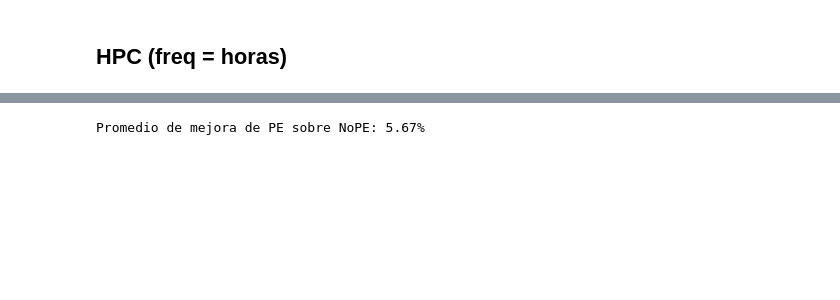
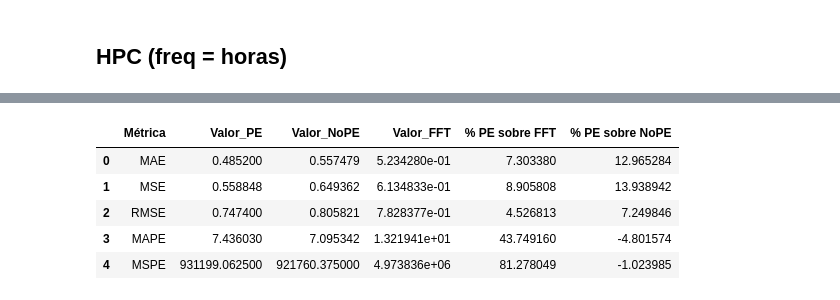
Before and after one commit to hexecoded/TFM, a Jupyter notebook: Experimentos/EstudioResultados.ipynb, the cells around one changed output, grey strips where cells are left out. Saved outputs shown, nothing was run; the diff lists cells and outputs as text; code cells hidden in the pictures; blank space fills up the shorter version.

```diff
--- a/Experimentos/EstudioResultados.ipynb
+++ b/Experimentos/EstudioResultados.ipynb
@@ -154,5 +170,20 @@ df_comparacion
 # %%
+# Calculamos la mejora porcentual de PE sobre FFT
+df_comparacion["% PE sobre FFT"] = ((df_comparacion["Valor_FFT"] - df_comparacion["Valor_PE"]) / df_comparacion["Valor_FFT"]) * 100
+df_comparacion["% PE sobre NoPE"] = ((df_comparacion["Valor_NoPE"] - df_comparacion["Valor_PE"]) / df_comparacion["Valor_NoPE"]) * 100
+
+# Mostramos la tabla
+display(df_comparacion)
+
+# Calculamos el promedio de mejora
+promedio_mejora_fft = df_comparacion["% PE sobre FFT"].mean()
 promedio_mejora_nope = df_comparacion["% PE sobre NoPE"].mean()
-print("\nPromedio de mejora de PE sobre NoPE: {:.2f}%".format(promedio_mejora_nope))
+#print("\nPromedio de mejora de PE sobre FFT: {:.2f}%".format(promedio_mejora_fft))
+# print("\nPromedio de mejora de PE sobre NoPE: {:.2f}%".format(promedio_mejora_nope))
 # %% [output]
-Promedio de mejora de PE sobre NoPE: 5.67%
+|  | Métrica | Valor_PE | Valor_NoPE | Valor_FFT | % PE sobre FFT | % PE sobre NoPE |
+| 0 | MAE | 0.485200 | 0.557479 | 5.234280e-01 | 7.303380 | 12.965284 |
+| 1 | MSE | 0.558848 | 0.649362 | 6.134833e-01 | 8.905808 | 13.938942 |
+| 2 | RMSE | 0.747400 | 0.805821 | 7.828377e-01 | 4.526813 | 7.249846 |
+| 3 | MAPE | 7.436030 | 7.095342 | 1.321941e+01 | 43.749160 | -4.801574 |
+| 4 | MSPE | 931199.062500 | 921760.375000 | 4.973836e+06 | 81.278049 | -1.023985 |
```
Also changed, not shown: parts of 9 cells of this notebook, 8 other files.
